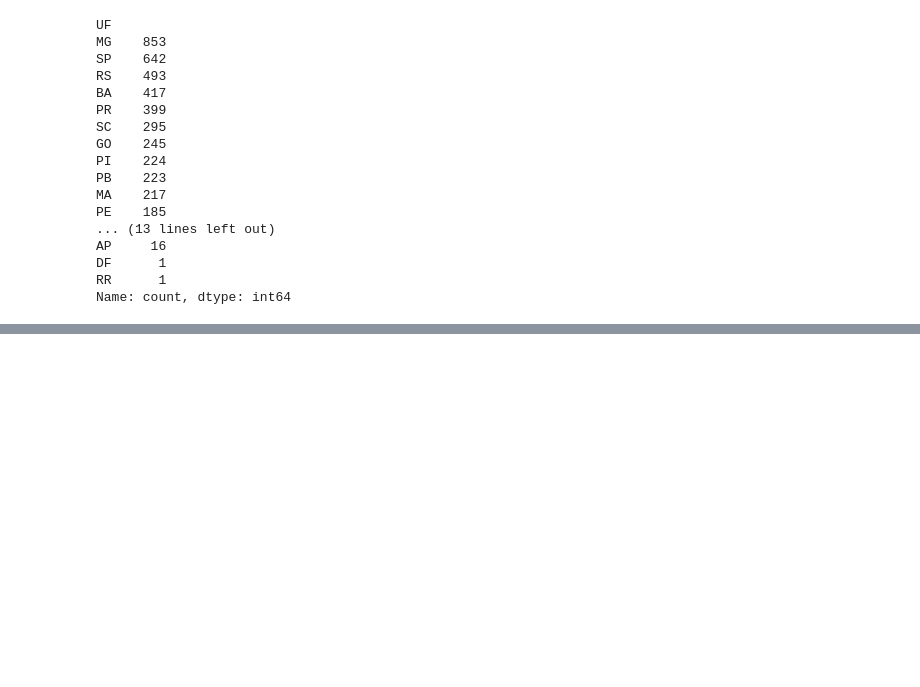
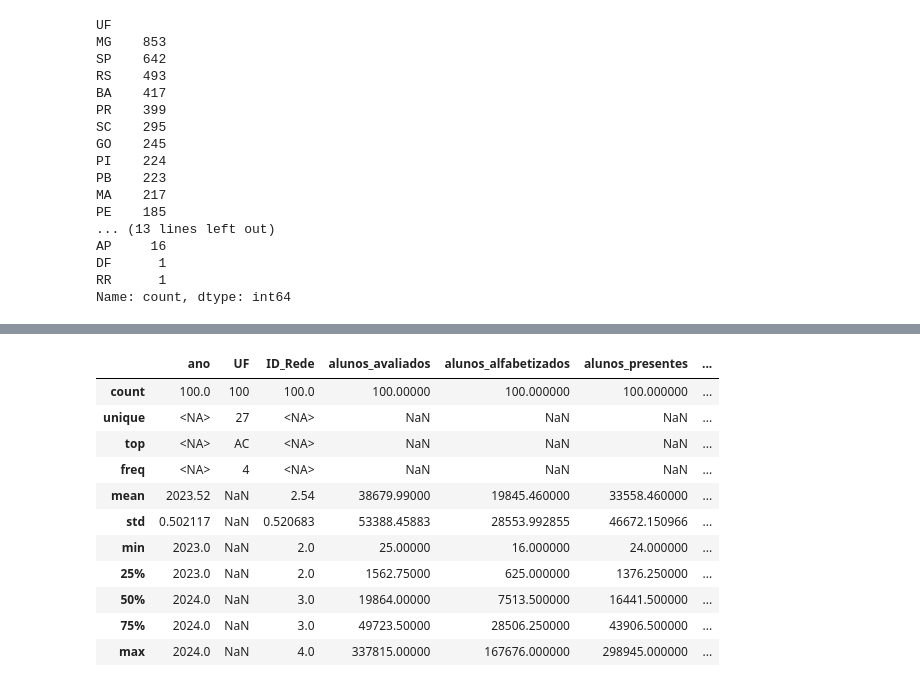
Before and after one commit to IcaroBedinotto-bed/tech-challenge-fase3, a Jupyter notebook: notebooks/01_explocarao_gold.ipynb, the cells around one changed output, grey strips where cells are left out. Drawn from its saved outputs; the diff is of its cells as text; code cells hidden in the pictures; blank space fills up the shorter version.

Commit message:
Exploração da camada Gold

```diff
--- a/notebooks/01_explocarao_gold.ipynb
+++ b/notebooks/01_explocarao_gold.ipynb
@@ -85,0 +244,6 @@ Ao todo o Brasil possui 5.569 municípios, mas se imagina que nem todos possuem
+# %%
+import pandas as pd
+
+df_fact_uf = pd.read_parquet("../data/gold/facts/fato_alfabetizacao_uf/fato_alfabetizacao_uf.parquet")
+
+df_fact_uf.shape
@@ -85,0 +270,15 @@ Ao todo o Brasil possui 5.569 municípios, mas se imagina que nem todos possuem
+# %%
+df_fact_uf.describe(include="all")
+# %% [output]
+|  | ano | UF | ID_Rede | alunos_avaliados | alunos_alfabetizados | alunos_presentes | ... |
+| count | 100.0 | 100 | 100.0 | 100.00000 | 100.000000 | 100.000000 | ... |
+| unique | <NA> | 27 | <NA> | NaN | NaN | NaN | ... |
+| top | <NA> | AC | <NA> | NaN | NaN | NaN | ... |
+| freq | <NA> | 4 | <NA> | NaN | NaN | NaN | ... |
+| mean | 2023.52 | NaN | 2.54 | 38679.99000 | 19845.460000 | 33558.460000 | ... |
+| std | 0.502117 | NaN | 0.520683 | 53388.45883 | 28553.992855 | 46672.150966 | ... |
+| min | 2023.0 | NaN | 2.0 | 25.00000 | 16.000000 | 24.000000 | ... |
+| 25% | 2023.0 | NaN | 2.0 | 1562.75000 | 625.000000 | 1376.250000 | ... |
+| 50% | 2024.0 | NaN | 3.0 | 19864.00000 | 7513.500000 | 16441.500000 | ... |
+| 75% | 2024.0 | NaN | 3.0 | 49723.50000 | 28506.250000 | 43906.500000 | ... |
+| max | 2024.0 | NaN | 4.0 | 337815.00000 | 167676.000000 | 298945.000000 | ... |
```
Also changed, not shown: parts of 34 cells of this notebook, 3 other files.
